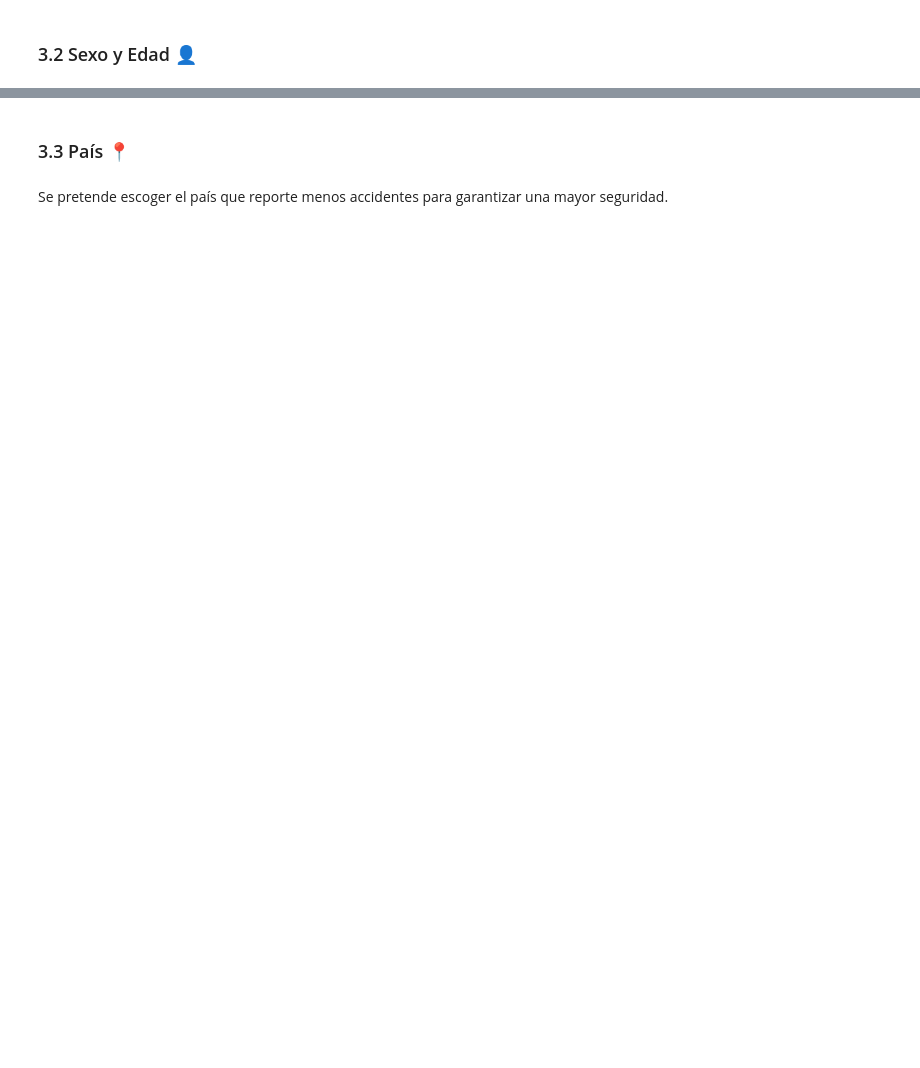
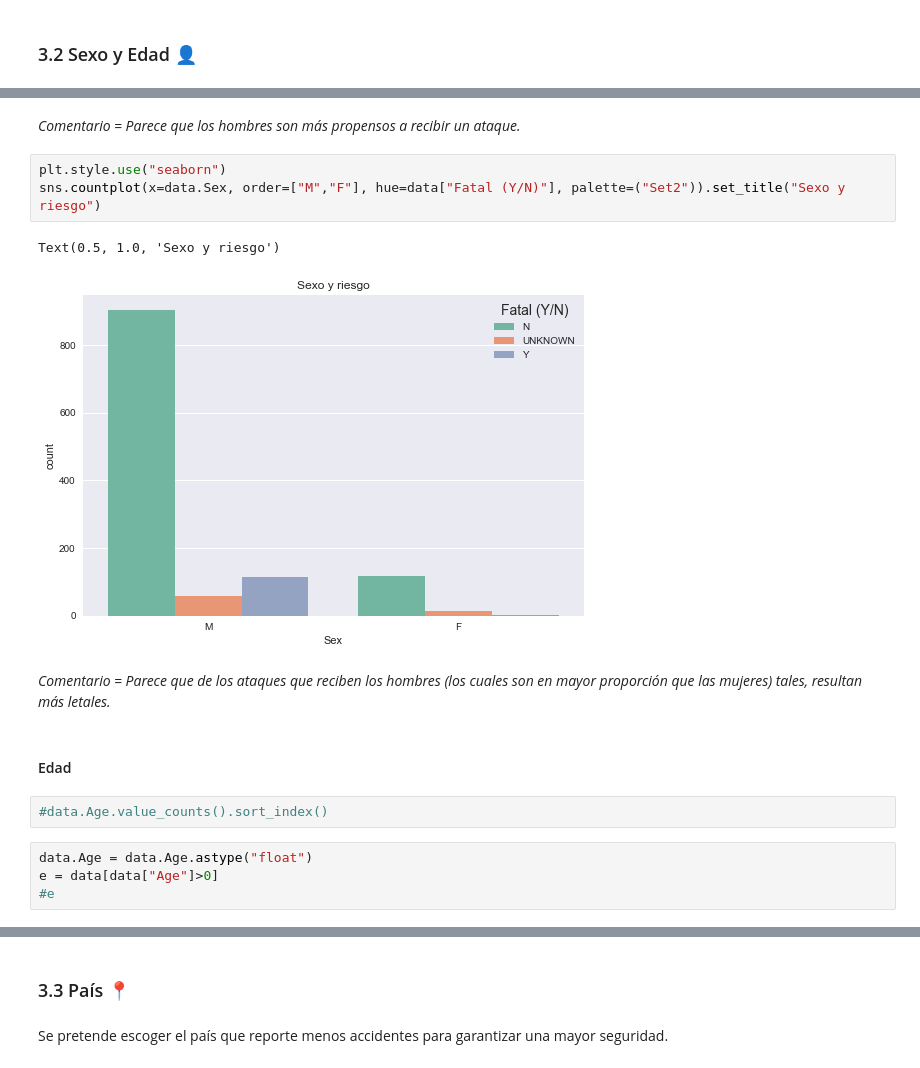
Before and after one commit to olaya-marques/p1-shark-attack, a Jupyter notebook: 2. Data_Visualization.ipynb, the cells around one changed output, grey strips where cells are left out. Cells and saved outputs as stored; diff of their text form; blank space fills up the shorter version.

```diff
--- a/2. Data_Visualization.ipynb
+++ b/2. Data_Visualization.ipynb
@@ -99,0 +96,18 @@ Text(0.5, 1.0, 'Tendencia de ataques de tiburón')
+# %% [markdown]
+*Comentario = Parece que los hombres son más propensos a recibir un ataque.*
+# %%
+plt.style.use("seaborn")
+sns.countplot(x=data.Sex, order=["M","F"], hue=data["Fatal (Y/N)"], palette=("Set2")).set_title("Sexo y riesgo")
+# %% [output]
+Text(0.5, 1.0, 'Sexo y riesgo')
+[figure, added]
+# %% [markdown]
+*Comentario = Parece que de los ataques que reciben los hombres (los cuales son en mayor proporción que las mujeres) tales, resultan más letales.*
+# %% [markdown]
+#### Edad
+# %%
+#data.Age.value_counts().sort_index()
+# %%
+data.Age = data.Age.astype("float")
+e = data[data["Age"]>0]
+#e
```
Also changed, not shown: parts of 35 cells of this notebook.
